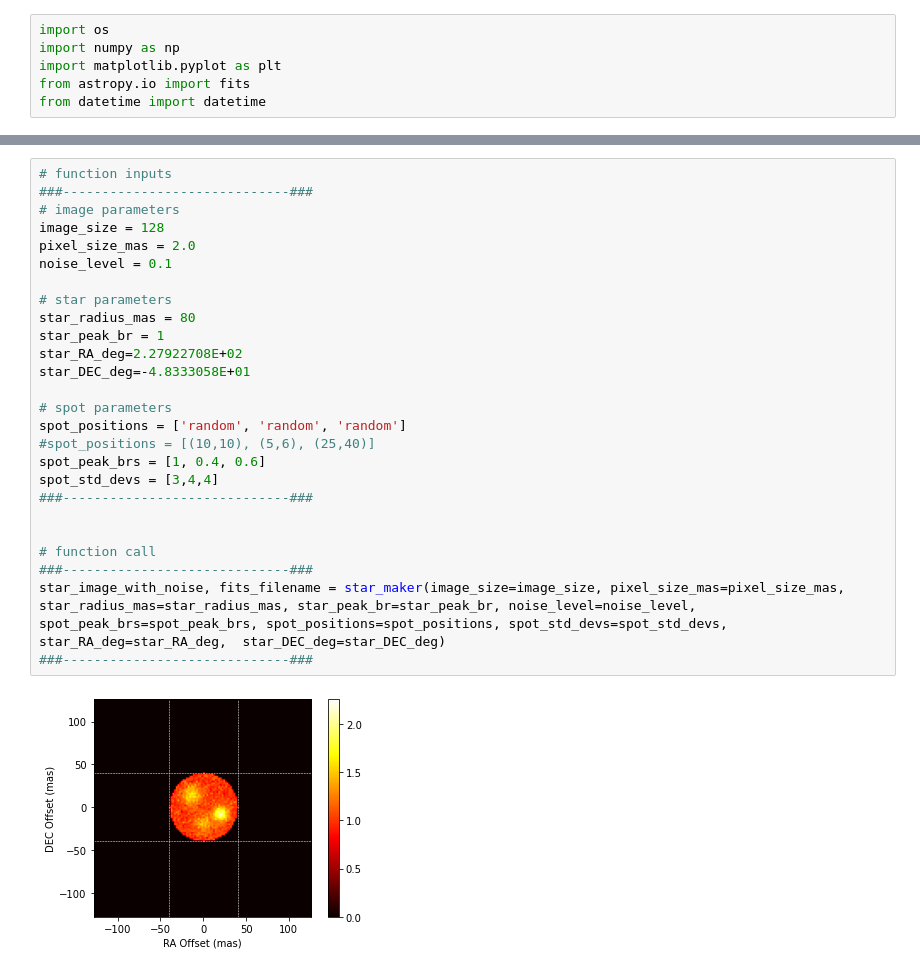
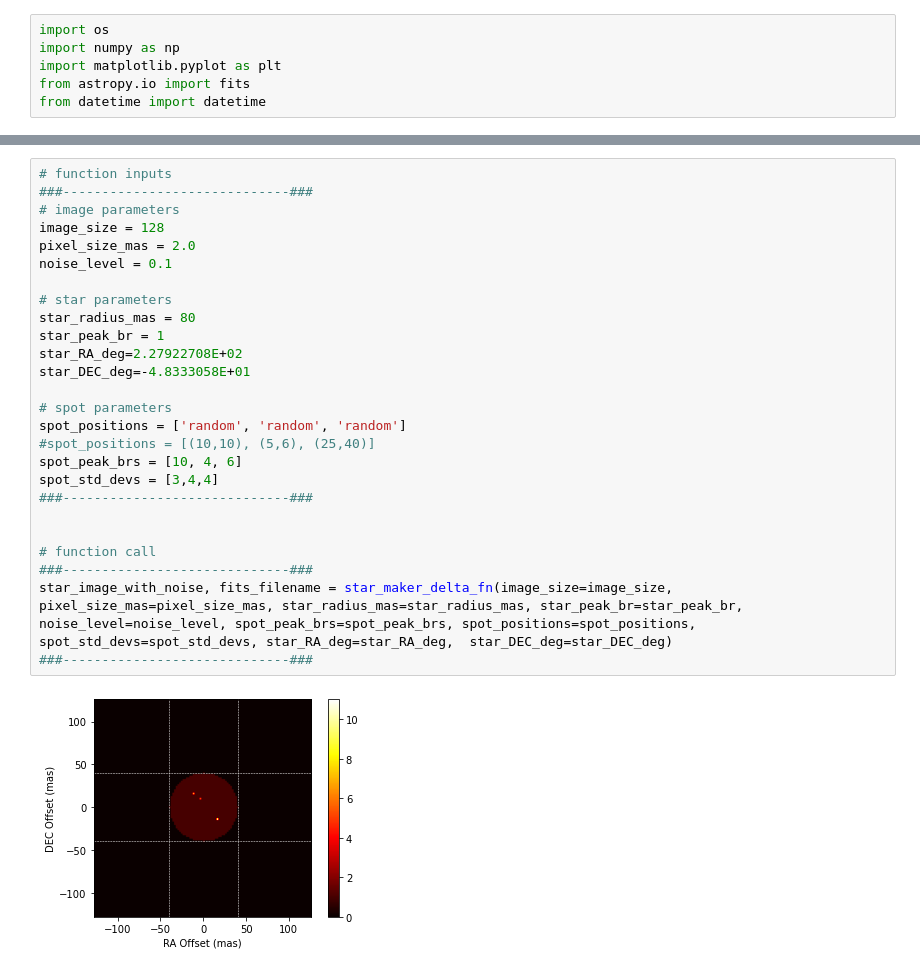
Before and after one commit to behzadarbab/Machine-Learning-Imaging, a Jupyter notebook: scripts/model_star_maker.ipynb, the cells around one changed output, grey strips where cells are left out. Saved outputs shown, nothing was run; the diff lists cells and outputs as text.

```diff
--- a/scripts/model_star_maker.ipynb
+++ b/scripts/model_star_maker.ipynb
@@ -112,28 +219,28 @@ def star_maker(image_size, pixel_size_mas, star_radius_mas, star_peak_br, noise_
 # %%
 # function inputs
 ###-----------------------------###
 # image parameters
 image_size = 128
 pixel_size_mas = 2.0
 noise_level = 0.1
 
 # star parameters
 star_radius_mas = 80
 star_peak_br = 1
 star_RA_deg=2.27922708E+02
 star_DEC_deg=-4.8333058E+01
 
 # spot parameters
 spot_positions = ['random', 'random', 'random']
 #spot_positions = [(10,10), (5,6), (25,40)]
-spot_peak_brs = [1, 0.4, 0.6]
+spot_peak_brs = [10, 4, 6]
 spot_std_devs = [3,4,4]
 ###-----------------------------###
 
 
 # function call
 ###-----------------------------###
-star_image_with_noise, fits_filename = star_maker(image_size=image_size, pixel_size_mas=pixel_size_mas, star_radius_mas=star_radius_mas, star_peak_br=star_peak_br, noise_level=noise_level, spot_peak_brs=spot_peak_brs, spot_positions=spot_positions, spot_std_devs=spot_std_devs, star_RA_deg=star_RA_deg,  star_DEC_deg=star_DEC_deg)
+star_image_with_noise, fits_filename = star_maker_delta_fn(image_size=image_size, pixel_size_mas=pixel_size_mas, star_radius_mas=star_radius_mas, star_peak_br=star_peak_br, noise_level=noise_level, spot_peak_brs=spot_peak_brs, spot_positions=spot_positions, spot_std_devs=spot_std_devs, star_RA_deg=star_RA_deg,  star_DEC_deg=star_DEC_deg)
 ###-----------------------------###
 # %% [output]
-[figure, old version]
+[figure, new version]
```
Also changed, not shown: parts of 2 cells of this notebook, 36 other files.
